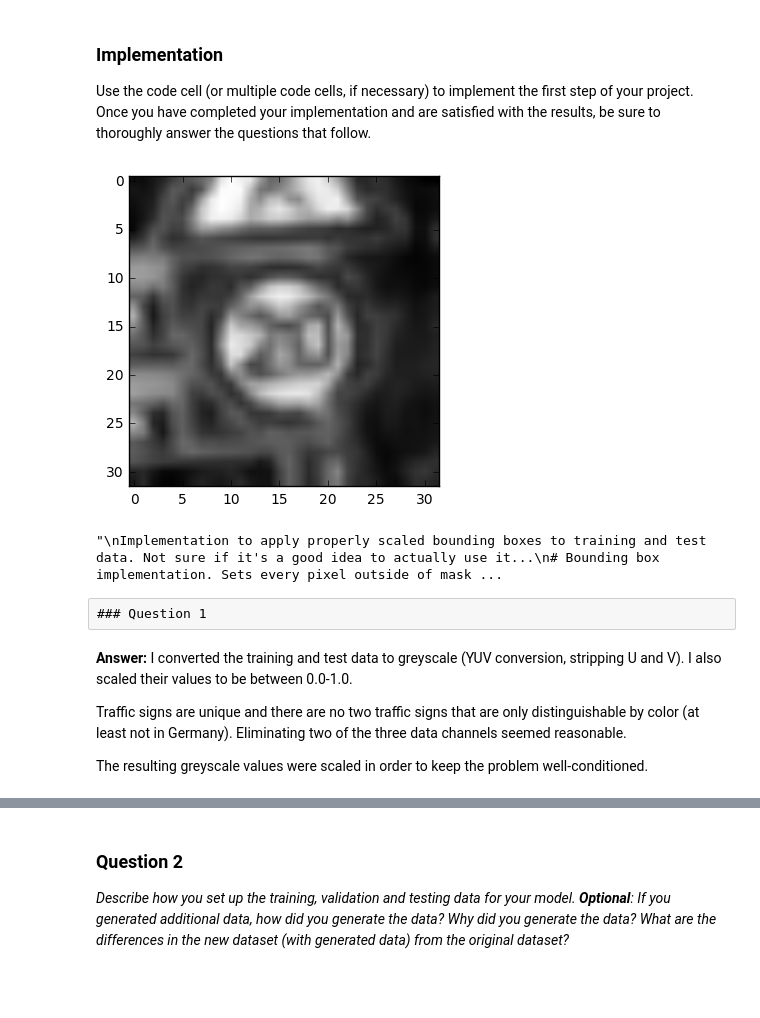
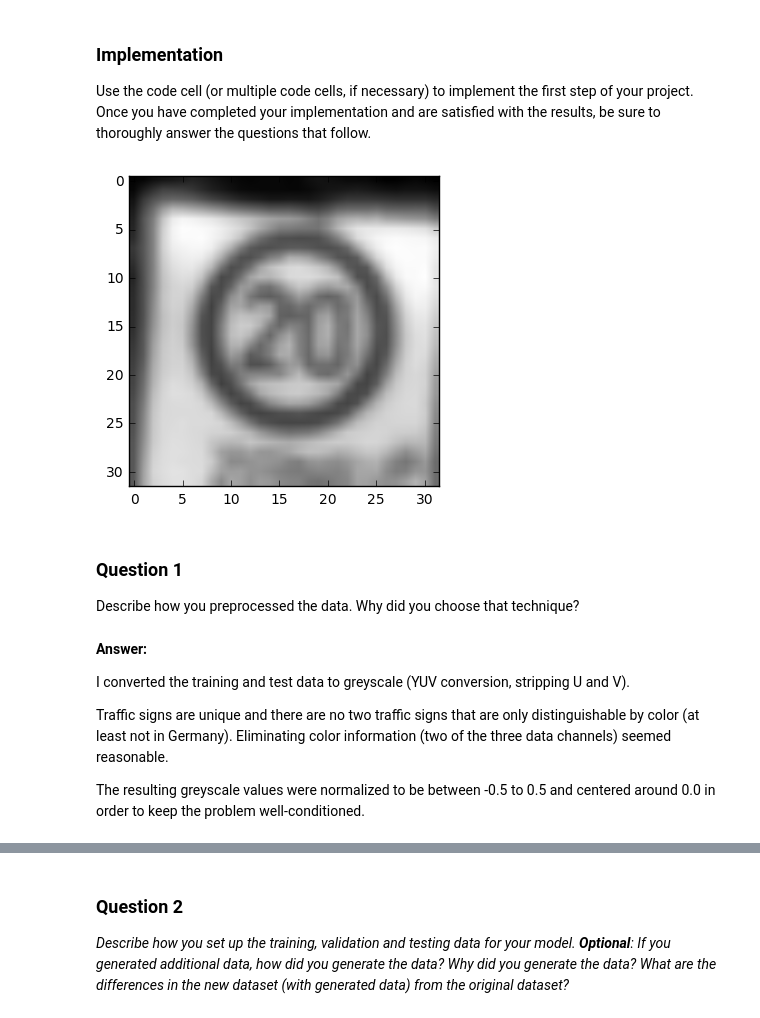
Before and after one commit to merbar/CarND-Traffic-Signs, a Jupyter notebook: Traffic_Signs_Recognition.ipynb, the cells around one changed output, grey strips where cells are left out. Cells and saved outputs as stored; diff of their text form; code cells hidden in the pictures; blank space fills up the shorter version.

```diff
--- a/Traffic_Signs_Recognition.ipynb
+++ b/Traffic_Signs_Recognition.ipynb
@@ -87,21 +87,25 @@ with open('signnames.csv') as f:
     next(f)
     for line in f:
         key = line.split(',')[0]
-        value = line.split(',')[1]
+        value = line.split(',')[1][:-1] # -1 to ignore carriage return
         signDict[key] = value
 
 # plot count of each sign in training set
-plt.figure(0)
+#plt.figure(0)
+fig, ax = plt.subplots()
 signs = np.asarray(y_train)
 y_pos = np.arange(n_classes)
 signCounts = []
+print('Count of each sign in training data set')
 for i in range(n_classes):
     condArr = np.where(y_train==i)[0]
     signCounts.append(condArr.size)
-plt.barh(y_pos, signCounts)
-plt.xlabel('Count')
-plt.ylabel('Sign Index')
-plt.title('Count of each sign in training data set')
+    print('%s - %s: %s' % (i, signDict[str(i)], condArr.size))
+bar1 = ax.bar(y_pos, signCounts)
+ax.set_xlabel('Sign Index')
+ax.set_ylabel('Count')
+ax.set_title('Count of each sign in training data set')
+plt.show()
 
 # plot some sample images.
 # Note how it looks like much care was taken to have images of the same sign with varying brightness/sharpness.
@@ -167,60 +188,73 @@ import cv2
 
 # more efficient RGB to greyscale conversion. From:
 # http://stackoverflow.com/questions/12201577/how-can-i-convert-an-rgb-image-into-grayscale-in-python
-# added default scale of 0..255 to 0..1
+# added default scale of 0..255 to -0.5..0.5
 # added normalization
 def rgb2gray(rgb, normalize = False):
-    rF = 0.299 / 255
-    gF = 0.587 / 255
-    bF = 0.114 / 255
-    # add normalization!
-    return np.dot(rgb[...,:3], [rF, gF, bF])
+    # RGB to Luminance
+    rF = 0.299
+    gF = 0.587
+    bF = 0.114
+    grey =  np.dot(rgb[...,:3], [rF, gF, bF])
+    if normalize:
+        # per image, normalize via min-max scaling
+        for i in range(len(grey)):
+            a = -0.5
+            b = 0.5
+            greyscale_min = np.amin(grey[i])
+            greyscale_max = np.amax(grey[i])
+            grey[i] = a + ( ( (grey[i] - greyscale_min)*(b - a) )/( greyscale_max - greyscale_min ) )
+    return grey
 
-X_trainData = rgb2gray(X_train[:][:], normalize = False)
-X_testData = rgb2gray(X_test[:][:], normalize = False)
+
+X_trainData = rgb2gray(X_train[:][:], normalize = True)
+X_testData = rgb2gray(X_test[:][:], normalize = True)
 # debug greyscale conversion
 plt.figure(3)
-plt.imshow(X_trainData[0], cmap = plt.get_cmap('gray'))
+plt.imshow(X_trainData[100], cmap = plt.get_cmap('gray'), vmin=-0.5, vmax=0.5)
 plt.show()
 
 '''
 Implementation to apply properly scaled bounding boxes to training and test data. Not sure if it's a good idea to actually use it...
 # Bounding box implementation. Sets every pixel outside of mask to zero.
 def region_of_interest(greyScale, mask):
     for x in range(len(greyScale[0])):
         for y in range(len(greyScale[1])):
             if x<mask[0] or x>mask[2] or y<mask[1] or y>mask[3]:
                 greyScale[x][y] = 0.0
     return greyScale
 # apply BB to training data
 X_trainCoords = np.asarray(X_trainCoords)
 X_trainSizes = np.asarray(X_trainSizes)
 X_trainSizesScaled = 32 / X_trainSizes
 X_trainSizesScaled = np.concatenate((X_trainSizesScaled, X_trainSizesScaled), axis=1)
 X_trainCoordsScaled = X_trainCoords * X_trainSizesScaled
 X_trainDataBB = []
 for i in range(len(X_trainData)):
     X_trainDataBB.append(region_of_interest(X_trainData[i],X_trainCoordsScaled[i]))
 # apply BB to test data
 X_testCoords = np.asarray(X_testCoords)
 X_testSizes = np.asarray(X_testSizes)
 X_testSizesScaled = 32 / X_testSizes
 X_testSizesScaled = np.concatenate((X_testSizesScaled, X_testSizesScaled), axis=1)
 X_testCoordsScaled = X_testCoords * X_testSizesScaled
 X_testDataBB = []
 for i in range(len(X_testData)):
     X_testDataBB.append(region_of_interest(X_testData[i],X_testCoordsScaled[i]))
 print('done')
 '''
+pass # prevents annoying output of above commented out block
 # %% [output]
-[figure, old version]
+[figure, new version]
-"\nImplementation to apply properly scaled bounding boxes to training and test data. Not sure if it's a good idea to actually use it...\n# Bounding box implementation. Sets every pixel outside of mask ...
-# %% [raw]
-### Question 1
+# %% [markdown]
+### Question 1
+
+Describe how you preprocessed the data. Why did you choose that technique?
 # %% [markdown]
 **Answer:**
-I converted the training and test data to greyscale (YUV conversion, stripping U and V). I also scaled their values to be between 0.0-1.0.
 
-Traffic signs are unique and there are no two traffic signs that are only distinguishable by color (at least not in Germany). Eliminating two of the three data channels seemed reasonable.
+I converted the training and test data to greyscale (YUV conversion, stripping U and V).
 
-The resulting greyscale values were scaled in order to keep the problem well-conditioned.
+Traffic signs are unique and there are no two traffic signs that are only distinguishable by color (at least not in Germany). Eliminating color information (two of the three data channels) seemed reasonable.
+
+The resulting greyscale values were normalized to be between -0.5 to 0.5 and centered around 0.0 in order to keep the problem well-conditioned.
```
Also changed, not shown: parts of 31 cells of this notebook.
